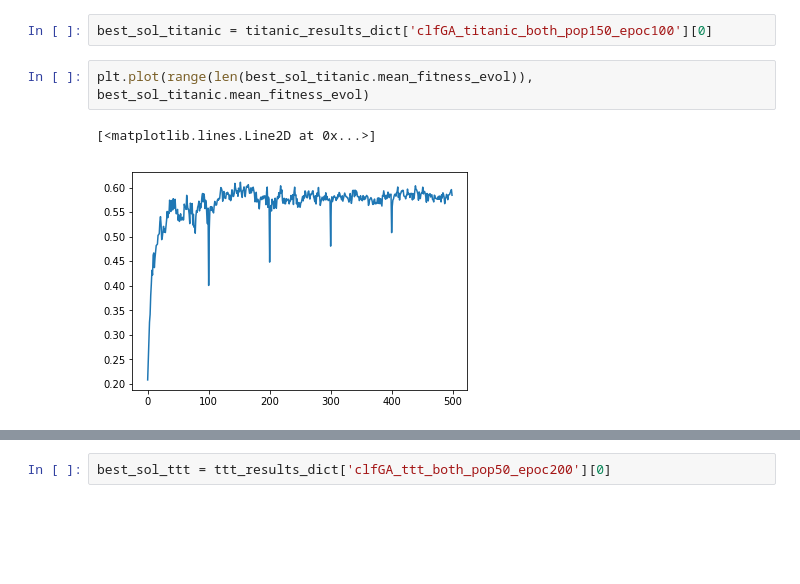
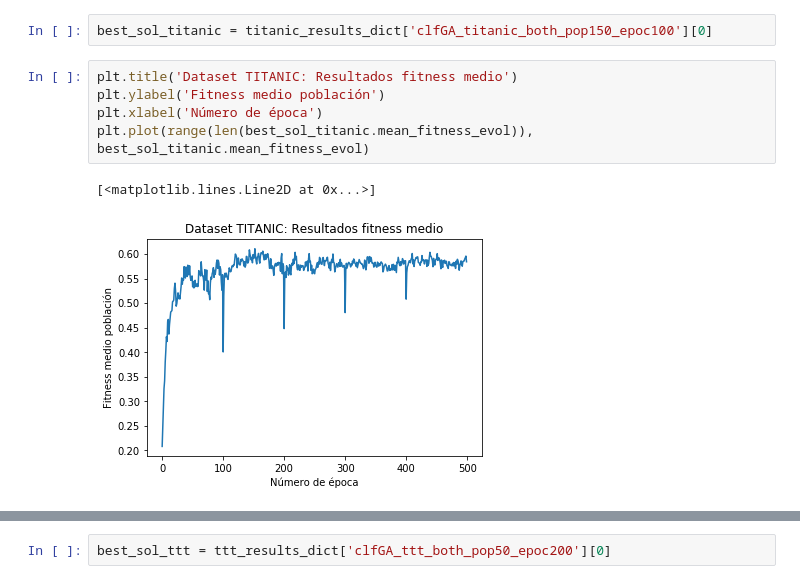
Before and after one commit to AlejandroSantorum/MachineLearning_Assignments, a Jupyter notebook: Assignment3/test_GA.ipynb, the cells around one changed output, grey strips where cells are left out. Drawn from its saved outputs; the diff is of its cells as text; blank space fills up the shorter version.

```diff
--- a/Assignment3/test_GA.ipynb
+++ b/Assignment3/test_GA.ipynb
@@ -1336,7 +1111,10 @@ print(tabulate(L, headers=head, tablefmt="grid"))
 # %%
 best_sol_titanic = titanic_results_dict['clfGA_titanic_both_pop150_epoc100'][0]
 # %%
+plt.title('Dataset TITANIC: Resultados fitness medio')
+plt.ylabel('Fitness medio población')
+plt.xlabel('Número de época')
 plt.plot(range(len(best_sol_titanic.mean_fitness_evol)), best_sol_titanic.mean_fitness_evol)
 # %% [output]
 [<matplotlib.lines.Line2D at 0x...>]
-[figure, old version]
+[figure, new version]
```
Also changed, not shown: parts of 47 cells of this notebook.
